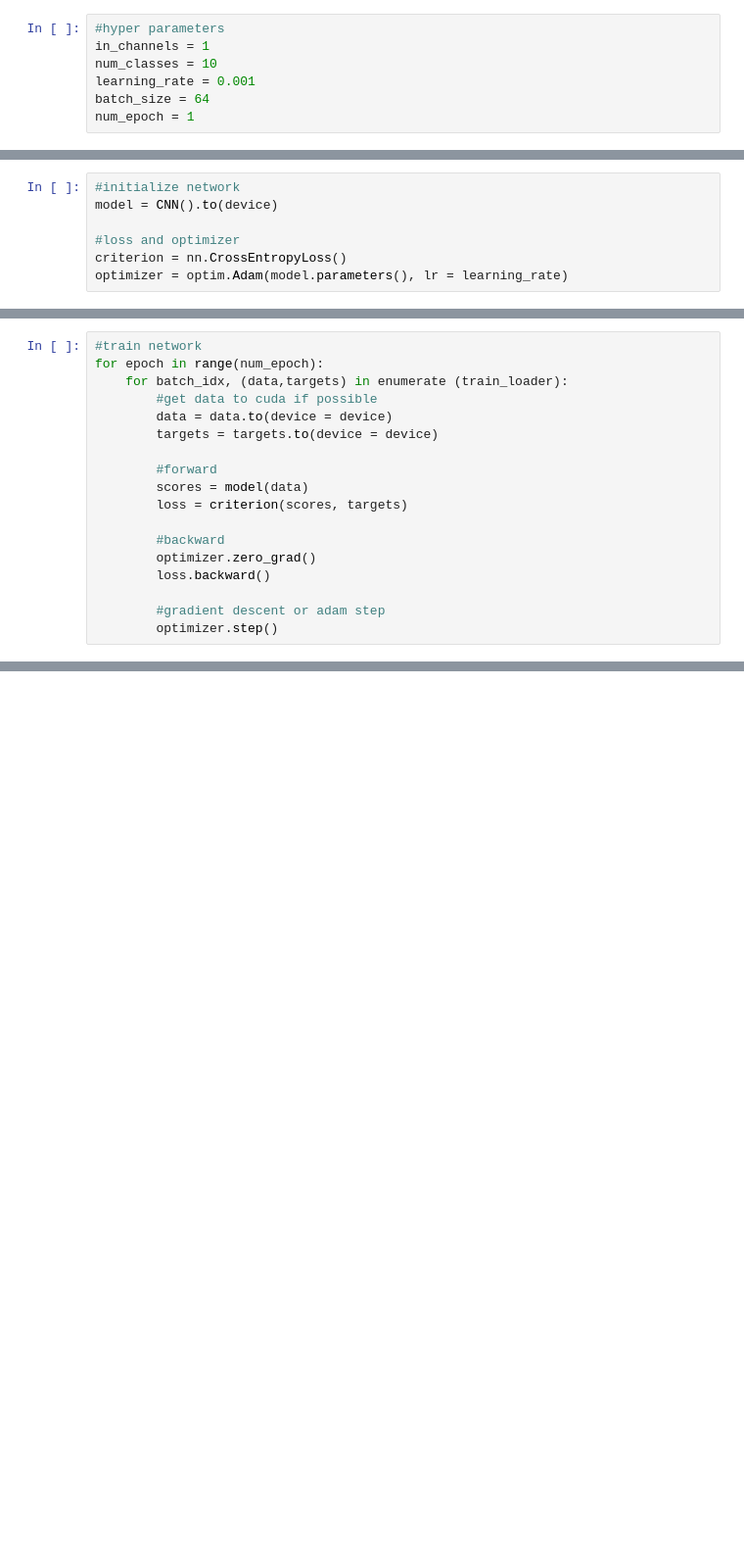
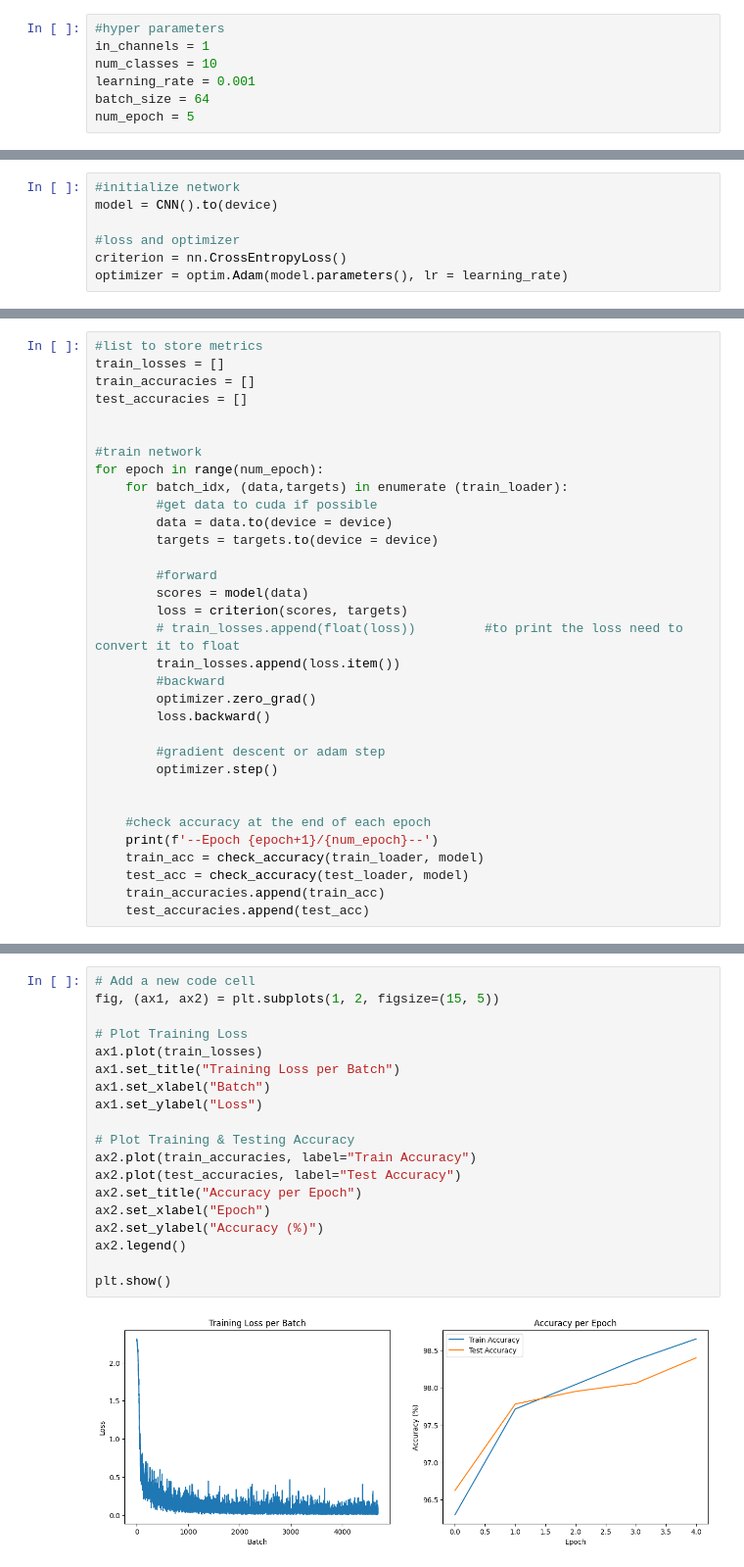
Before and after one commit to prabin-7/pytorch_projects, a Jupyter notebook: cnn/sample_cnn.ipynb, the cells around one changed output, grey strips where cells are left out. Shown at 98% size. Cells and saved outputs as stored; diff of their text form; blank space fills up the shorter version.

```diff
--- a/cnn/sample_cnn.ipynb
+++ b/cnn/sample_cnn.ipynb
@@ -67,7 +100,7 @@ in_channels = 1
 num_classes = 10
 learning_rate = 0.001
 batch_size = 64
-num_epoch = 1
+num_epoch = 5
 # %%
 #load data
 train_dataset = datasets.MNIST(root = 'datasets/', train = True, transform = transforms.ToTensor(), download = True)
@@ -84,4 +155,10 @@ optimizer = optim.Adam(model.parameters(), lr = learning_rate)
 # %%
+#list to store metrics
+train_losses = []
+train_accuracies = []
+test_accuracies = []
+
+
 #train network
 for epoch in range(num_epoch):
     for batch_idx, (data,targets) in enumerate (train_loader):
@@ -92,10 +169,19 @@ for epoch in range(num_epoch):
         #forward
         scores = model(data)
         loss = criterion(scores, targets)
-
+        # train_losses.append(float(loss))         #to print the loss need to convert it to float
+        train_losses.append(loss.item())
         #backward
         optimizer.zero_grad()
         loss.backward()
 
         #gradient descent or adam step
         optimizer.step()
+
+
+    #check accuracy at the end of each epoch
+    print(f'--Epoch {epoch+1}/{num_epoch}--')
+    train_acc = check_accuracy(train_loader, model)
+    test_acc = check_accuracy(test_loader, model)
+    train_accuracies.append(train_acc)
+    test_accuracies.append(test_acc)
@@ -134,0 +217,21 @@ Got 9662/ 10000 with accuracy 96.62
+# %%
+# Add a new code cell
+fig, (ax1, ax2) = plt.subplots(1, 2, figsize=(15, 5))
+
+# Plot Training Loss
+ax1.plot(train_losses)
+ax1.set_title("Training Loss per Batch")
+ax1.set_xlabel("Batch")
+ax1.set_ylabel("Loss")
+
+# Plot Training & Testing Accuracy
+ax2.plot(train_accuracies, label="Train Accuracy")
+ax2.plot(test_accuracies, label="Test Accuracy")
+ax2.set_title("Accuracy per Epoch")
+ax2.set_xlabel("Epoch")
+ax2.set_ylabel("Accuracy (%)")
+ax2.legend()
+
+plt.show()
+# %% [output]
+[figure, added]
```
Also changed, not shown: parts of 11 cells of this notebook, 26 other files.
